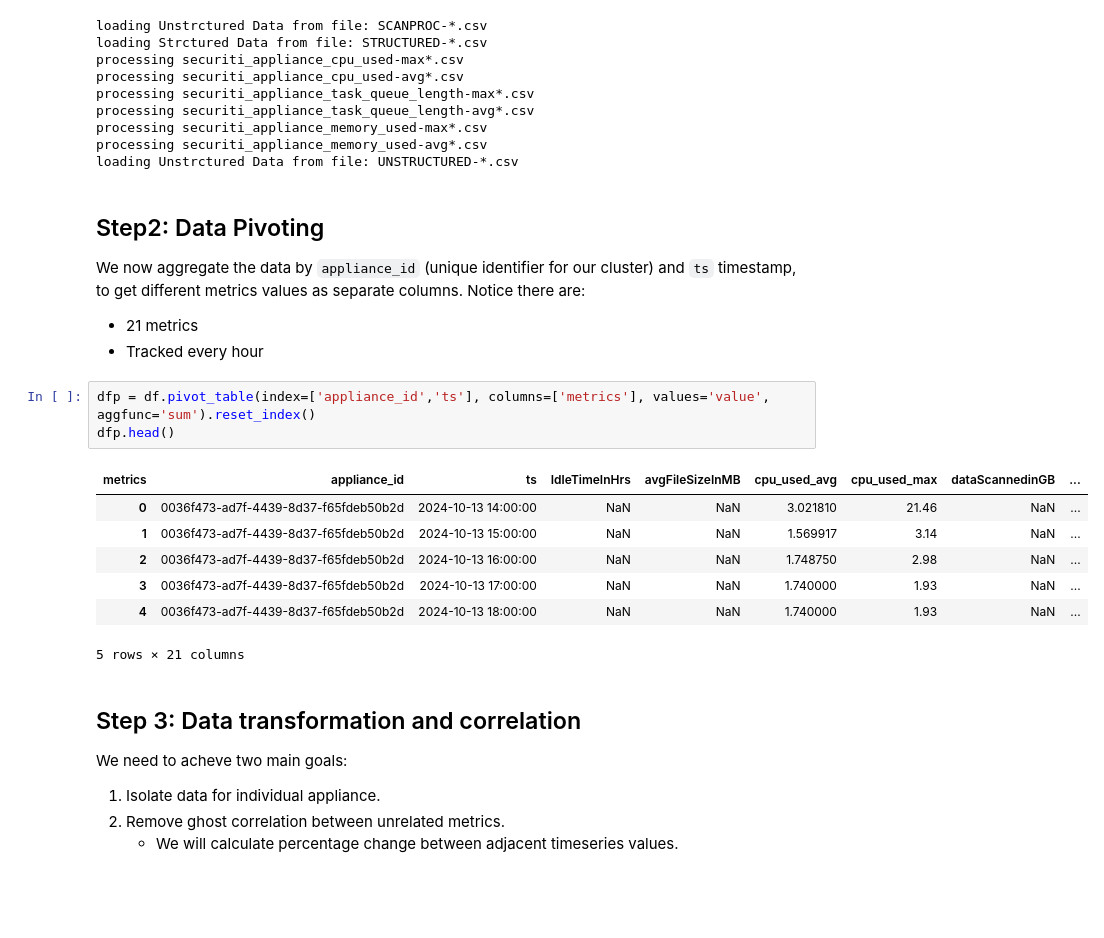
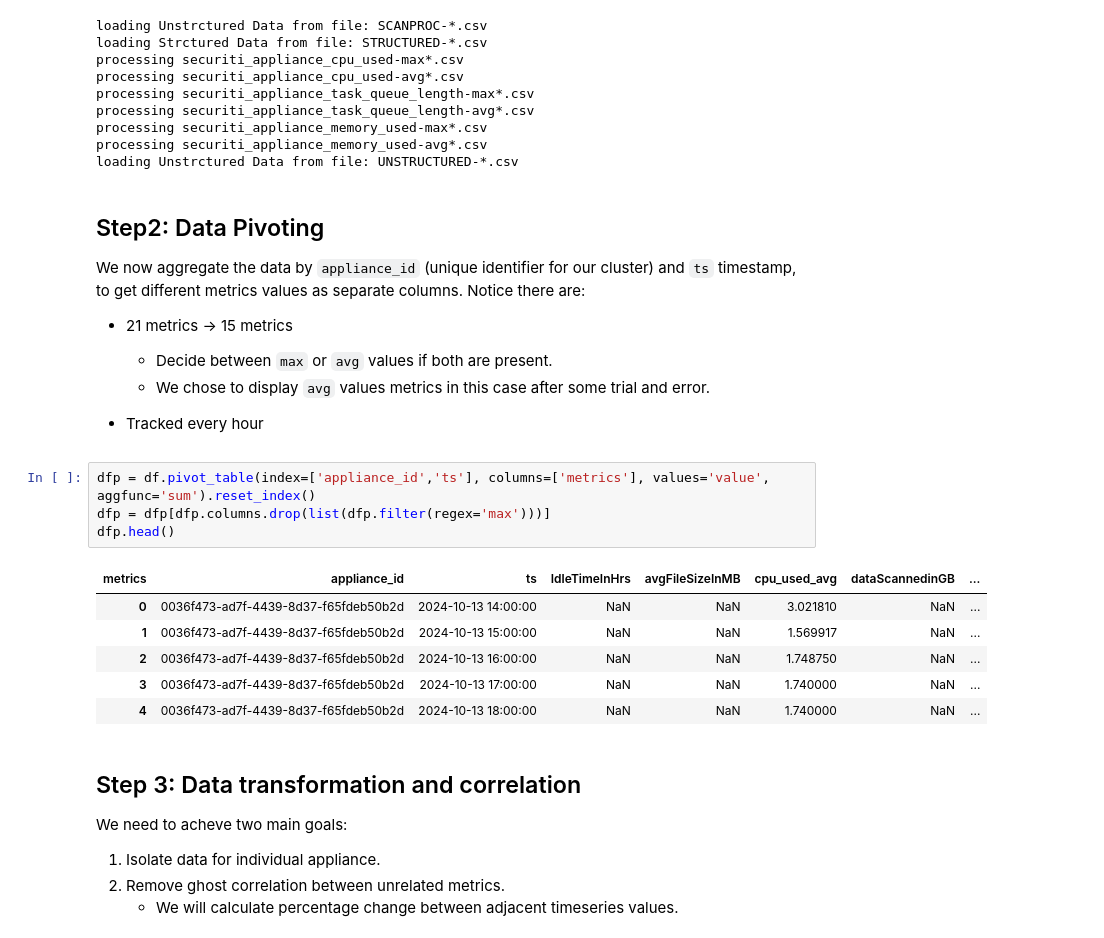
Before and after one commit to amitgupta7/jupyter-python-local-venv, a Jupyter notebook: examples/statistical analysis/ApplianceTelemetryCorrelationAnalysis.ipynb, the cells around one changed output. Drawn from its saved outputs; the diff is of its cells as text; blank space fills up the shorter version.

```diff
--- a/examples/statistical analysis/ApplianceTelemetryCorrelationAnalysis.ipynb
+++ b/examples/statistical analysis/ApplianceTelemetryCorrelationAnalysis.ipynb
@@ -49,19 +49,22 @@ loading Unstrctured Data from file: UNSTRUCTURED-*.csv
 # %% [markdown]
 ## Step2: Data Pivoting
 We now aggregate the data by `appliance_id` (unique identifier for our cluster) and `ts` timestamp, to get different metrics values as separate columns. Notice there are:
-* 21 metrics
+* 21 metrics -> 15 metrics
+    * Decide between `max` or `avg` values if both are present.
+    * We chose to display `avg` values metrics in this case after some trial and error.
+
 * Tracked every hour
 # %%
 dfp = df.pivot_table(index=['appliance_id','ts'], columns=['metrics'], values='value', aggfunc='sum').reset_index()
+dfp = dfp[dfp.columns.drop(list(dfp.filter(regex='max')))]
 dfp.head()
 # %% [output]
-| metrics | appliance_id | ts | IdleTimeInHrs | avgFileSizeInMB | cpu_used_avg | cpu_used_max | dataScannedinGB | ... |
-| 0 | 0036f473-ad7f-4439-8d37-f65fdeb50b2d | 2024-10-13 14:00:00 | NaN | NaN | 3.021810 | 21.46 | NaN | ... |
-| 1 | 0036f473-ad7f-4439-8d37-f65fdeb50b2d | 2024-10-13 15:00:00 | NaN | NaN | 1.569917 | 3.14 | NaN | ... |
-| 2 | 0036f473-ad7f-4439-8d37-f65fdeb50b2d | 2024-10-13 16:00:00 | NaN | NaN | 1.748750 | 2.98 | NaN | ... |
-| 3 | 0036f473-ad7f-4439-8d37-f65fdeb50b2d | 2024-10-13 17:00:00 | NaN | NaN | 1.740000 | 1.93 | NaN | ... |
-| 4 | 0036f473-ad7f-4439-8d37-f65fdeb50b2d | 2024-10-13 18:00:00 | NaN | NaN | 1.740000 | 1.93 | NaN | ... |
+| metrics | appliance_id | ts | IdleTimeInHrs | avgFileSizeInMB | cpu_used_avg | dataScannedinGB | ... |
+| 0 | 0036f473-ad7f-4439-8d37-f65fdeb50b2d | 2024-10-13 14:00:00 | NaN | NaN | 3.021810 | NaN | ... |
+| 1 | 0036f473-ad7f-4439-8d37-f65fdeb50b2d | 2024-10-13 15:00:00 | NaN | NaN | 1.569917 | NaN | ... |
+| 2 | 0036f473-ad7f-4439-8d37-f65fdeb50b2d | 2024-10-13 16:00:00 | NaN | NaN | 1.748750 | NaN | ... |
+| 3 | 0036f473-ad7f-4439-8d37-f65fdeb50b2d | 2024-10-13 17:00:00 | NaN | NaN | 1.740000 | NaN | ... |
+| 4 | 0036f473-ad7f-4439-8d37-f65fdeb50b2d | 2024-10-13 18:00:00 | NaN | NaN | 1.740000 | NaN | ... |
-5 rows × 21 columns
 # %% [markdown]
 ## Step 3: Data transformation and correlation
 We need to acheve two main goals:
```
Also changed, not shown: parts of 3 cells of this notebook, 5 other files.
